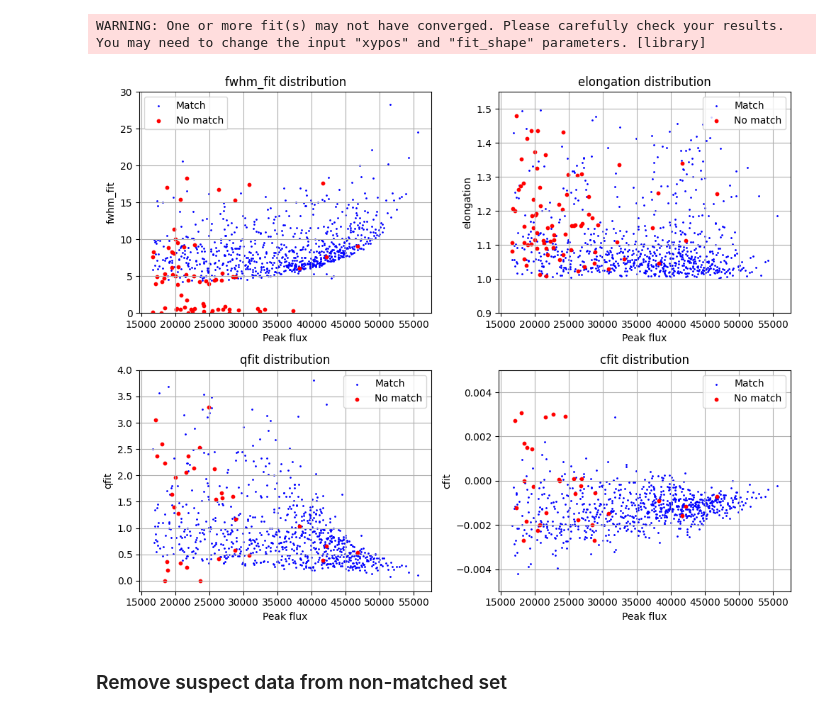
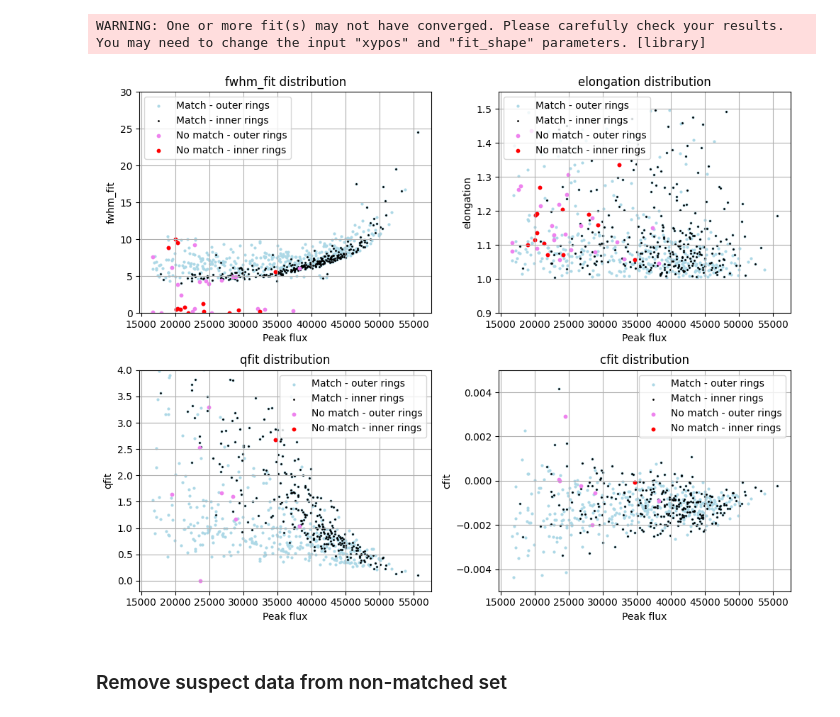
Before and after one commit to cuernodegazpacho/plateanalysis, a Jupyter notebook: footprints/psf_analysis.ipynb, the cells around one changed output. Drawn from its saved outputs; the diff is of its cells as text; code cells hidden in the pictures.

```diff
--- a/footprints/psf_analysis.ipynb
+++ b/footprints/psf_analysis.ipynb
@@ -42,7 +43,7 @@ from settings import images, get_parameters, fname, current_dataset
 # %% [markdown]
 ## Functions
 # %%
-def plot_psf_analysis(table_list):
+def plot_psf_analysis(table_list, par_set):
     '''
     Plots results of PSF analysis.
 
@@ -50,18 +51,29 @@ def plot_psf_analysis(table_list):
     table being produced by a particular step in this
     script. One or two tables are supported at the moment.
 
+    The function is sensitive to the annular_bin sextractor
+    parameter. It discriminates two regions, inner and outer,
+    relative to the annular_bin parameter in the parameters
+    dict.
+
     Parameters:
 
-    table_list    - list with table to be plotted
+    table_list - list with table(s) to be plotted
+    par_set    - parameters for this data set, defined in settings.py
 
     Returns:
 
     fig -  the matplotlib/pyplot *figure* object
     '''
     col_names = ['fwhm_fit', 'elongation', 'qfit', 'cfit']
-    colors = ['blue', 'red']
-    labels = ['Match', 'No match']
-    sizes = [1, 10]
+    colors = [['lightblue', 'black'],
+              [mcolors.CSS4_COLORS['violet'], 'red']]
+    labels = [['Match - outer rings', 'Match - inner rings'],
+              ['No match - outer rings', 'No match - inner rings']]
+    sizes = [[4, 1],
+             [10, 10]]
+
+    annular_bin = par['annular_bin']
 
     ylims = (
         (0., 30.),      # fwhm
@@ -78,14 +90,20 @@ def plot_psf_analysis(table_list):
 
         for index, table in enumerate(table_list):
 
-            x1 = table['flux_max']
-            y1 = table[col]
+            # segregate by ring regions. The inner ring
+            # is half way in of the outer ring.
+            for ab in [0, 1]:
+                mask = table['annular_bin_1'] <= (annular_bin / (ab+1))
+                t1 = table[mask]
 
-            color = colors[index]
-            label = labels[index]
-            size  = sizes[index]
+                x1 = t1['flux_max']
+                y1 = t1[col]
 
-            ax.scatter(x1, y1, label=label, color=color, s=size)
+                color = colors[index][ab]
+                label = labels[index][ab]
+                size  = sizes[index][ab]
+
+                ax.scatter(x1, y1, label=label, color=color, s=size)
 
             ax.set_ylim(bottom=ylims[subplot_index][0], top=ylims[subplot_index][1])
 
@@ -249,9 +291,9 @@ WARNING: One or more fit(s) may not have converged. Please carefully check your
 
 table_nomatch_1 = hstack([table_nomatch, phot_nomatch.results])
 # %%
-fig = plot_psf_analysis([table_1, table_nomatch_1])
+fig = plot_psf_analysis([table_1, table_nomatch_1], par)
 # %% [output]
-[figure, old version]
+[figure, new version]
 # %% [markdown]
 ### Remove suspect data from non-matched set
 # %% [markdown]
```
Also changed, not shown: parts of 12 cells of this notebook, 9 other files.
